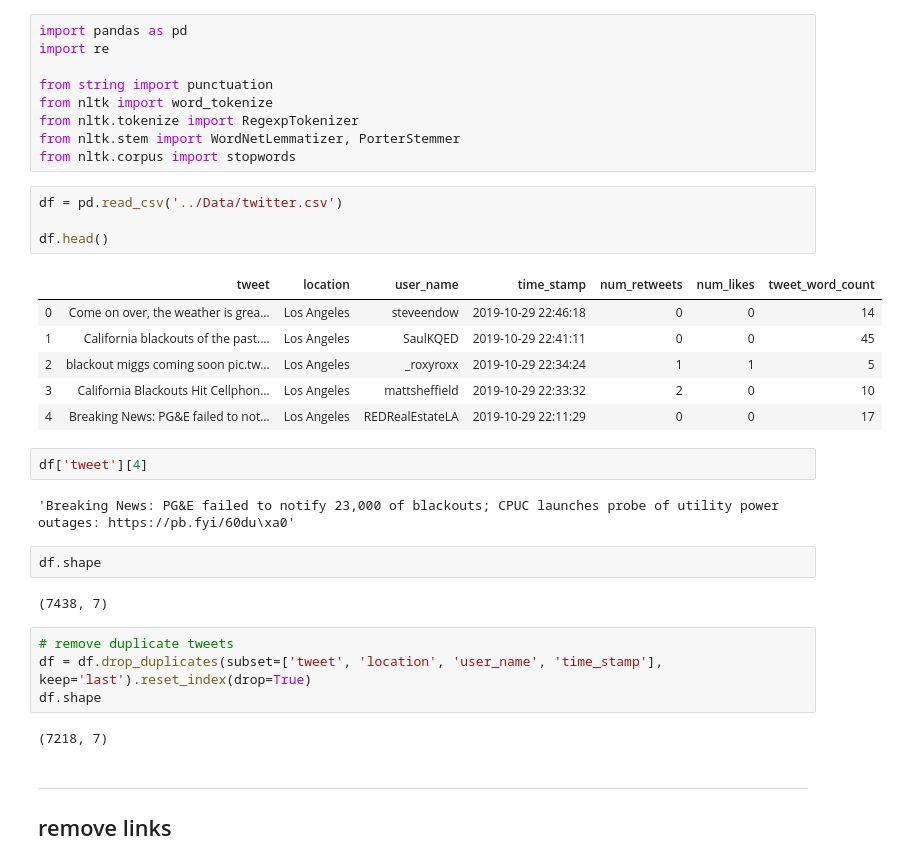
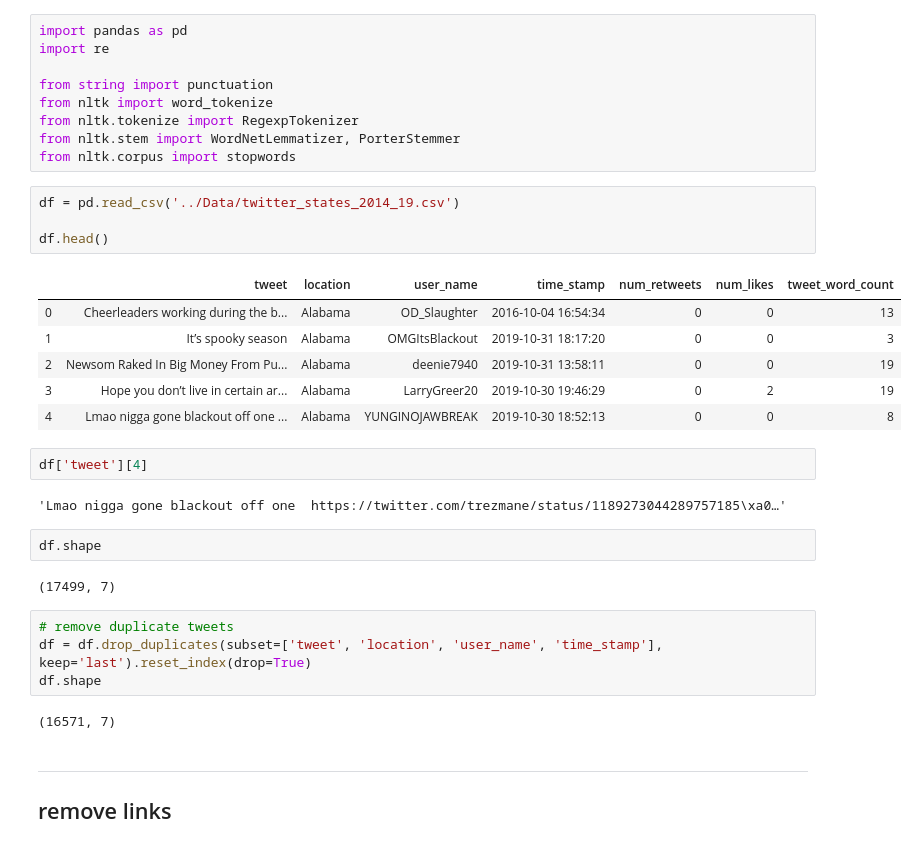
Before and after one commit to F1282231/Power_Outages, a Jupyter notebook: Code/twitter_cleaning.ipynb, the cells around one changed output. Drawn from its saved outputs; the diff is of its cells as text.

Commit message:
updated twitter data

```diff
--- a/Code/twitter_cleaning.ipynb
+++ b/Code/twitter_cleaning.ipynb
@@ -10,30 +10,30 @@ from nltk.tokenize import RegexpTokenizer
 from nltk.stem import WordNetLemmatizer, PorterStemmer
 from nltk.corpus import stopwords
 # %%
-df = pd.read_csv('../Data/twitter.csv')
+df = pd.read_csv('../Data/twitter_states_2014_19.csv')
 
 df.head()
 # %% [output]
 |  | tweet | location | user_name | time_stamp | num_retweets | num_likes | tweet_word_count |
-| 0 | Come on over, the weather is grea... | Los Angeles | steveendow | 2019-10-29 22:46:18 | 0 | 0 | 14 |
-| 1 | California blackouts of the past.... | Los Angeles | SaulKQED | 2019-10-29 22:41:11 | 0 | 0 | 45 |
-| 2 | blackout miggs coming soon pic.tw... | Los Angeles | _roxyroxx | 2019-10-29 22:34:24 | 1 | 1 | 5 |
-| 3 | California Blackouts Hit Cellphon... | Los Angeles | mattsheffield | 2019-10-29 22:33:32 | 2 | 0 | 10 |
-| 4 | Breaking News: PG&E failed to not... | Los Angeles | REDRealEstateLA | 2019-10-29 22:11:29 | 0 | 0 | 17 |
+| 0 | Cheerleaders working during the b... | Alabama | OD_Slaughter | 2016-10-04 16:54:34 | 0 | 0 | 13 |
+| 1 | It’s spooky season | Alabama | OMGItsBlackout | 2019-10-31 18:17:20 | 0 | 0 | 3 |
+| 2 | Newsom Raked In Big Money From Pu... | Alabama | deenie7940 | 2019-10-31 13:58:11 | 0 | 0 | 19 |
+| 3 | Hope you don’t live in certain ar... | Alabama | LarryGreer20 | 2019-10-30 19:46:29 | 0 | 2 | 19 |
+| 4 | Lmao nigga gone blackout off one ... | Alabama | YUNGINOJAWBREAK | 2019-10-30 18:52:13 | 0 | 0 | 8 |
 # %%
 df['tweet'][4]
 # %% [output]
-'Breaking News: PG&E failed to notify 23,000 of blackouts; CPUC launches probe of utility power outages: https://pb.fyi/60du\xa0'
+'Lmao nigga gone blackout off one  https://twitter.com/trezmane/status/1189273044289757185\xa0…'
 # %%
 df.shape
 # %% [output]
-(7438, 7)
+(17499, 7)
 # %%
 # remove duplicate tweets
 df = df.drop_duplicates(subset=['tweet', 'location', 'user_name', 'time_stamp'], keep='last').reset_index(drop=True)
 df.shape
 # %% [output]
-(7218, 7)
+(16571, 7)
 # %% [markdown]
 ___
 ## remove links
```
Also changed, not shown: parts of 14 cells of this notebook, 6 other files.
